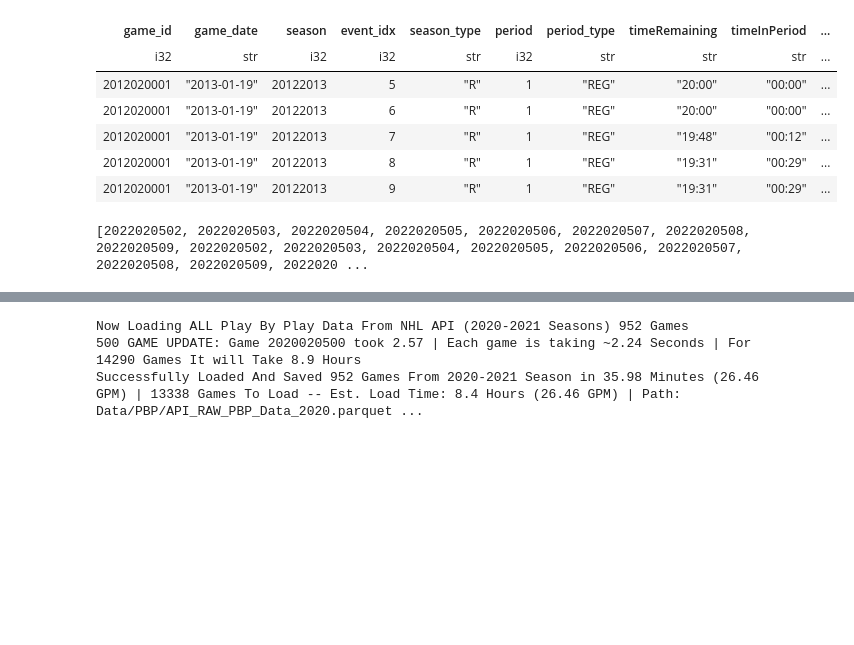
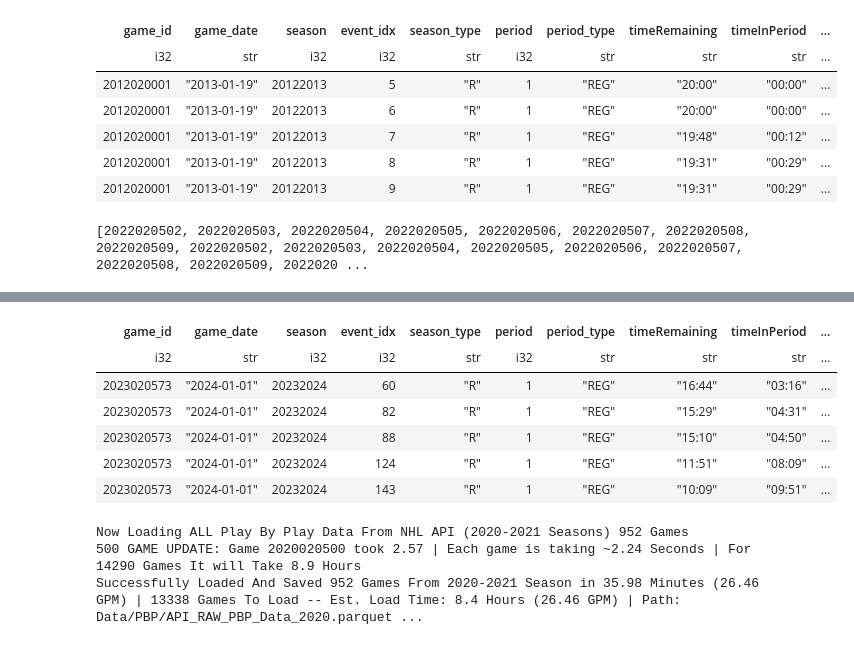
Before and after one commit to twinfield10/NHL-xG-Model, a Jupyter notebook: code/NHL API - PBP Download.ipynb, the cells around one changed output, grey strips where cells are left out. Cells and saved outputs as stored; diff of their text form; code cells hidden in the pictures; blank space fills up the shorter version.

```diff
--- a/code/NHL API - PBP Download.ipynb
+++ b/code/NHL API - PBP Download.ipynb
@@ -882,3 +882,9 @@ def load_game_ids(start, end):
     for i in response:
         if i.get('gameType') in [2,3]:
             game_ids.append(i.get('id'))
+# %%
+df_list = []
+df_list.append(pl.read_parquet('Data/PBP/API_RAW_PBP_Data_2023.parquet'))
+last_load = (datetime.strptime(df_list[0]['game_date'].max(), "%Y-%m-%d") + timedelta(days = 1)).strftime('%Y%m%d')
+exist_games = len(df_list[0]['game_id'].unique())
+print(exist_games)
@@ -884,0 +893,68 @@ def load_game_ids(start, end):
+# %%
+def update_pbp_file(current_season = 2023):
+    "This function will update the current season PBP with games occuring between the last load and yesterday's date"
+    start_time = time.time()
+    # Initialize Existing Data Frame + Stats
+    df_list = []
+    df_list.append(pl.read_parquet(f'Data/PBP/API_RAW_PBP_Data_{current_season}.parquet'))
+    exist_games = len(df_list[0]['game_id'].unique())
+    exist_rows = df_list[0].height
+
+    # Initialize Load Dates
+    last_load = (datetime.strptime(df_list[0]['game_date'].max(), "%Y-%m-%d") + timedelta(days = 1)).strftime('%Y%m%d')
+    yday = datetime.today() - timedelta(days=1)
+    end_date = yday.strftime('%Y%m%d')
+    load_dates = pd.date_range(start=last_load, end=end_date, freq='D')
+
+    print(f"Existing DataFrame has {exist_rows} from {exist_games} Games")
+
+    # Load IDs
+    f_g_id = []
+    for i in load_dates:
+        i_str = i.strftime('%Y-%m-%d')
+        sched_link = "https://api-web.nhle.com/v1/schedule/"+i_str
+        response = requests.get(sched_link).json().get('gameWeek')[0].get('games')
+        for i in response:
+            if i.get('gameType') in [2,3]:
+                f_g_id.append(i.get('id'))
+
+    print(f"Now Loading {len(f_g_id)} New Games From {last_load} to {end_date}")
+
+    for i in f_g_id:
+        try:
+            # Get Raw Data
+            result_df = ping_nhl_api(i = i)
+            # Loand And Clean
+            result_df = append_shift_data(reconcile_api_data(align_and_cast_columns(data = result_df, sch = raw_schema)))
+            # APPEND TO DF LIST FOR UNION
+            df_list.append(result_df)
+
+        except ValueError as e:
+            print(f"Error In Loading NHL API for GameID: {i} | {e}")
+            continue
+
+    data = df_list[0]
+    for df in df_list[1:]:
+        data = data.vstack(df)
+
+    data = data.sort('season', 'game_id', 'period', 'event_idx').unique()
+
+    # Save File After Combination
+    save_season_path = f"Data/PBP/API_RAW_PBP_Data_{current_season}.parquet"
+    data.write_parquet(
+        save_season_path,
+        use_pyarrow=True
+    )
+
+    # Print Eval Statements
+    end_time = time.time()
+    elap_time = round(((end_time - start_time)/60),2)
+    rows_loaded = data.filter(pl.col('game_id').is_in(f_g_id)).height
+
+    print("Successfully Loaded",str(rows_loaded),"Rows from", str(len(f_g_id)), "Games played between", str(last_load), "-", str(end_date), "in", str(elap_time), "Minutes")
+
+    return data
+
+PBP_23 = update_pbp_file()
+PBP_23.sort('game_id', descending=True).head()
+# %% [output]
@@ -885,3 +965,10 @@ def load_game_ids(start, end):
+| game_id | game_date | season | event_idx | season_type | period | period_type | timeRemaining | timeInPeriod | ... |
+| i32 | str | i32 | i32 | str | i32 | str | str | str | ... |
+| 2023020573 | "2024-01-01" | 20232024 | 60 | "R" | 1 | "REG" | "16:44" | "03:16" | ... |
+| 2023020573 | "2024-01-01" | 20232024 | 82 | "R" | 1 | "REG" | "15:29" | "04:31" | ... |
+| 2023020573 | "2024-01-01" | 20232024 | 88 | "R" | 1 | "REG" | "15:10" | "04:50" | ... |
+| 2023020573 | "2024-01-01" | 20232024 | 124 | "R" | 1 | "REG" | "11:51" | "08:09" | ... |
+| 2023020573 | "2024-01-01" | 20232024 | 143 | "R" | 1 | "REG" | "10:09" | "09:51" | ... |
 # %%
 def load_games(load_path = 'Data/PBP/API_RAW_PBP_Data_2023.parquet', season_start = 2012, season_end = 2024 , existing=False):
     """This function will load all game play by play data using the functions above to clean the raw API Data from the NHL.
```
Also changed, not shown: parts of 3 cells of this notebook, 1 other file.
